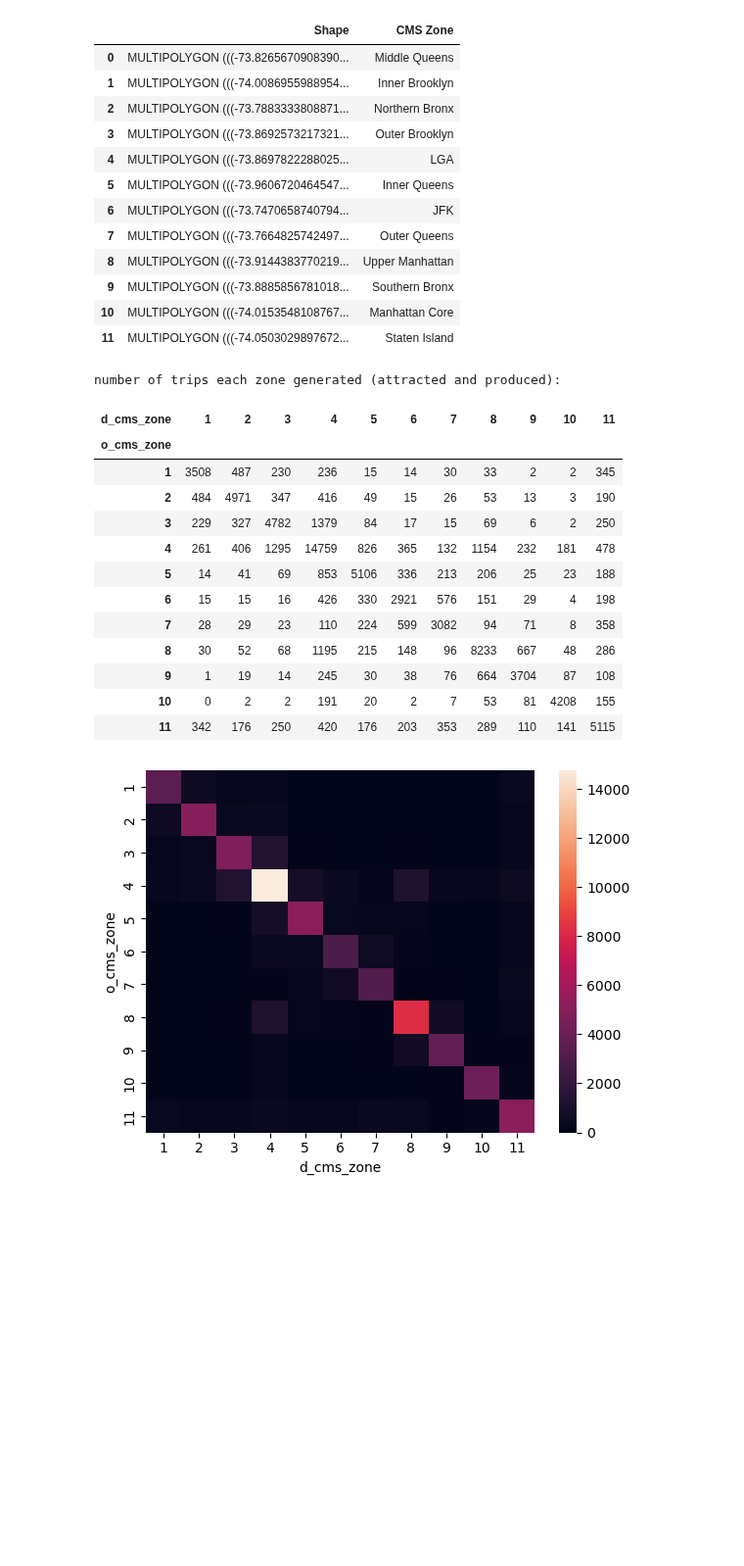
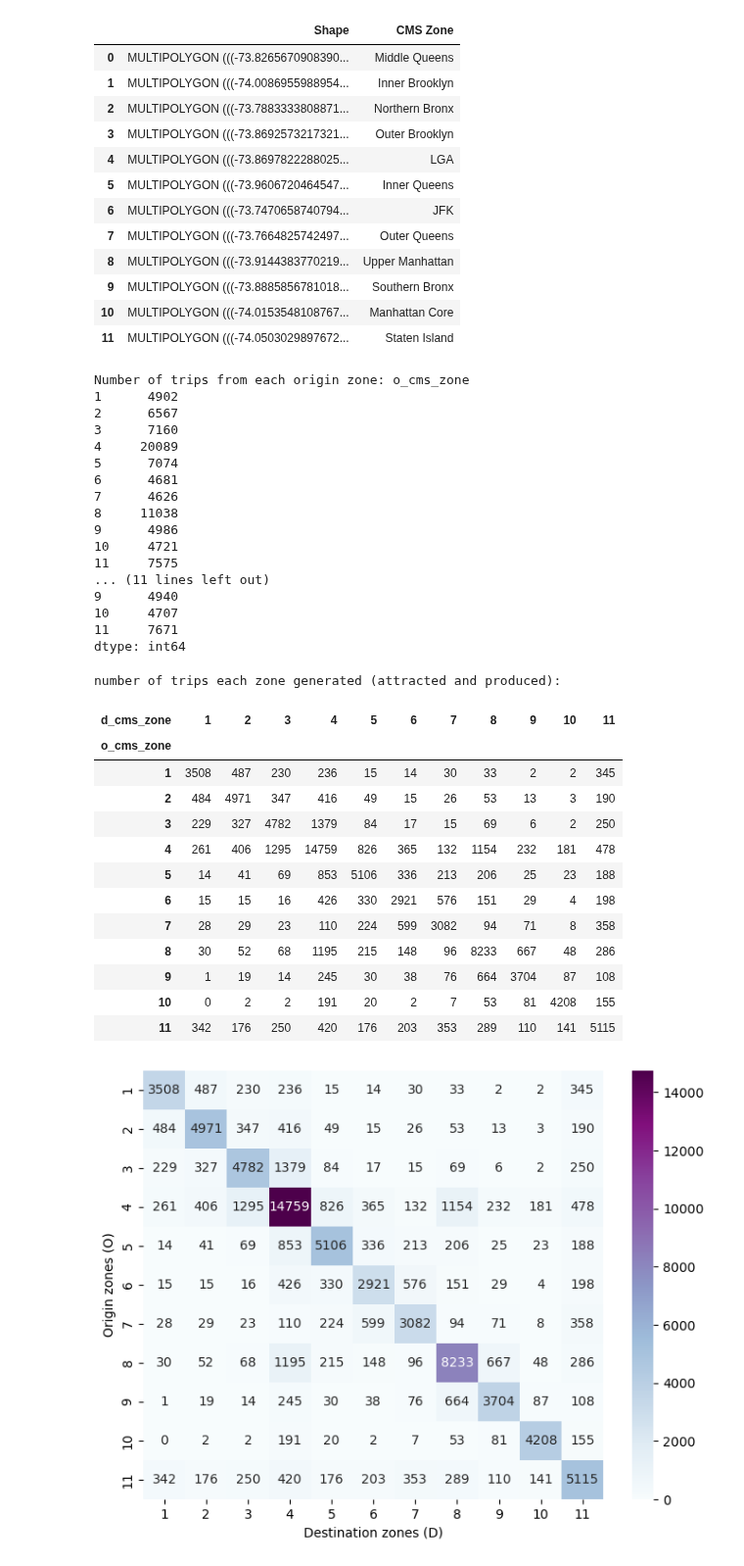
Before and after one commit to WenlongL1/CIE-539-Project, a Jupyter notebook: part1.ipynb, the cells around one changed output. Shown at 98% size. Saved outputs shown, nothing was run; the diff lists cells and outputs as text; code cells hidden in the pictures; blank space fills up the shorter version.

```diff
--- a/part1.ipynb
+++ b/part1.ipynb
@@ -518,23 +518,51 @@ dzon.head(15)
 # %%
 tripzone = pd.crosstab(dtrp['o_cms_zone'], dtrp['d_cms_zone'])
 
-print(f"number of trips each zone generated (attracted and produced):")
-display(tripzone)
+tripzone_d = dtrp.groupby('d_cms_zone').size()
+tripzone_o = dtrp.groupby('o_cms_zone').size()
 
-heatmap = sns.heatmap(tripzone)
+print(f"Number of trips from each origin zone: {tripzone_o}\n")
+print(f"Number of trips to each destination zone: {tripzone_d}\n")
 # %% [output]
-number of trips each zone generated (attracted and produced):
+Number of trips from each origin zone: o_cms_zone
+1      4902
+2      6567
+3      7160
+4     20089
+5      7074
+6      4681
+7      4626
+8     11038
+9      4986
+10     4721
+11     7575
+... (11 lines left out)
+9      4940
+10     4707
+11     7671
+dtype: int64
-| d_cms_zone | 1 | 2 | 3 | 4 | 5 | 6 | 7 | 8 | 9 | 10 | 11 |
-| o_cms_zone |  |  |  |  |  |  |  |  |  |  |  |
-| 1 | 3508 | 487 | 230 | 236 | 15 | 14 | 30 | 33 | 2 | 2 | 345 |
-| 2 | 484 | 4971 | 347 | 416 | 49 | 15 | 26 | 53 | 13 | 3 | 190 |
-| 3 | 229 | 327 | 4782 | 1379 | 84 | 17 | 15 | 69 | 6 | 2 | 250 |
-| 4 | 261 | 406 | 1295 | 14759 | 826 | 365 | 132 | 1154 | 232 | 181 | 478 |
-| 5 | 14 | 41 | 69 | 853 | 5106 | 336 | 213 | 206 | 25 | 23 | 188 |
-| 6 | 15 | 15 | 16 | 426 | 330 | 2921 | 576 | 151 | 29 | 4 | 198 |
-| 7 | 28 | 29 | 23 | 110 | 224 | 599 | 3082 | 94 | 71 | 8 | 358 |
-| 8 | 30 | 52 | 68 | 1195 | 215 | 148 | 96 | 8233 | 667 | 48 | 286 |
-| 9 | 1 | 19 | 14 | 245 | 30 | 38 | 76 | 664 | 3704 | 87 | 108 |
-| 10 | 0 | 2 | 2 | 191 | 20 | 2 | 7 | 53 | 81 | 4208 | 155 |
-| 11 | 342 | 176 | 250 | 420 | 176 | 203 | 353 | 289 | 110 | 141 | 5115 |
-[figure, removed]
+# %%
+print(f"number of trips each zone generated (attracted and produced):")
+display(tripzone)
+
+plt.figure(figsize=(8, 6))
+heatmap = sns.heatmap(tripzone, annot=True, fmt="d", cmap="BuPu")
+plt.xlabel('Destination zones (D)')
+plt.ylabel('Origin zones (O)')
+plt.show()
+# %% [output]
+number of trips each zone generated (attracted and produced):
+| d_cms_zone | 1 | 2 | 3 | 4 | 5 | 6 | 7 | 8 | 9 | 10 | 11 |
+| o_cms_zone |  |  |  |  |  |  |  |  |  |  |  |
+| 1 | 3508 | 487 | 230 | 236 | 15 | 14 | 30 | 33 | 2 | 2 | 345 |
+| 2 | 484 | 4971 | 347 | 416 | 49 | 15 | 26 | 53 | 13 | 3 | 190 |
+| 3 | 229 | 327 | 4782 | 1379 | 84 | 17 | 15 | 69 | 6 | 2 | 250 |
+| 4 | 261 | 406 | 1295 | 14759 | 826 | 365 | 132 | 1154 | 232 | 181 | 478 |
+| 5 | 14 | 41 | 69 | 853 | 5106 | 336 | 213 | 206 | 25 | 23 | 188 |
+| 6 | 15 | 15 | 16 | 426 | 330 | 2921 | 576 | 151 | 29 | 4 | 198 |
+| 7 | 28 | 29 | 23 | 110 | 224 | 599 | 3082 | 94 | 71 | 8 | 358 |
+| 8 | 30 | 52 | 68 | 1195 | 215 | 148 | 96 | 8233 | 667 | 48 | 286 |
+| 9 | 1 | 19 | 14 | 245 | 30 | 38 | 76 | 664 | 3704 | 87 | 108 |
+| 10 | 0 | 2 | 2 | 191 | 20 | 2 | 7 | 53 | 81 | 4208 | 155 |
+| 11 | 342 | 176 | 250 | 420 | 176 | 203 | 353 | 289 | 110 | 141 | 5115 |
+[figure, added]
```
